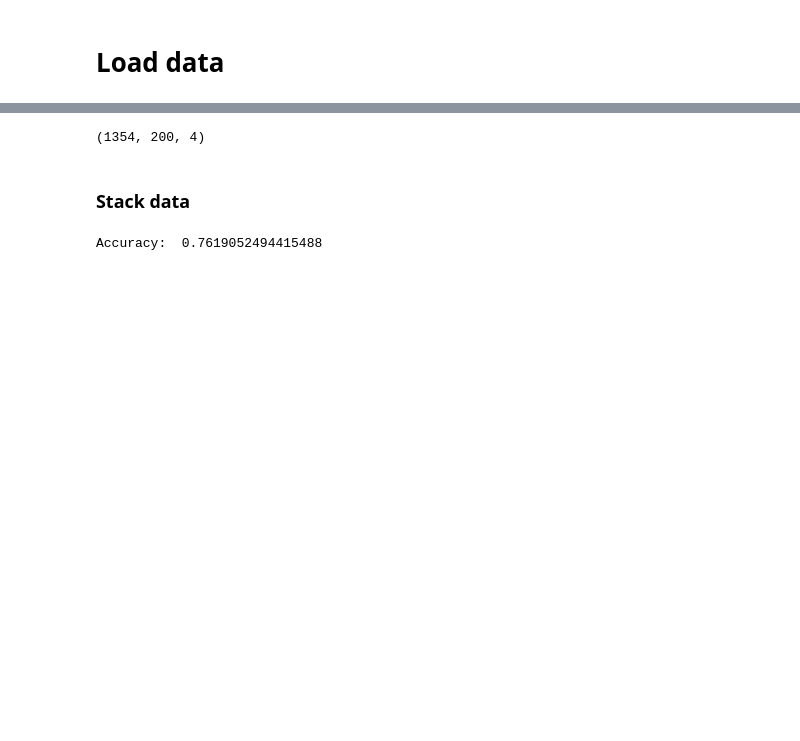
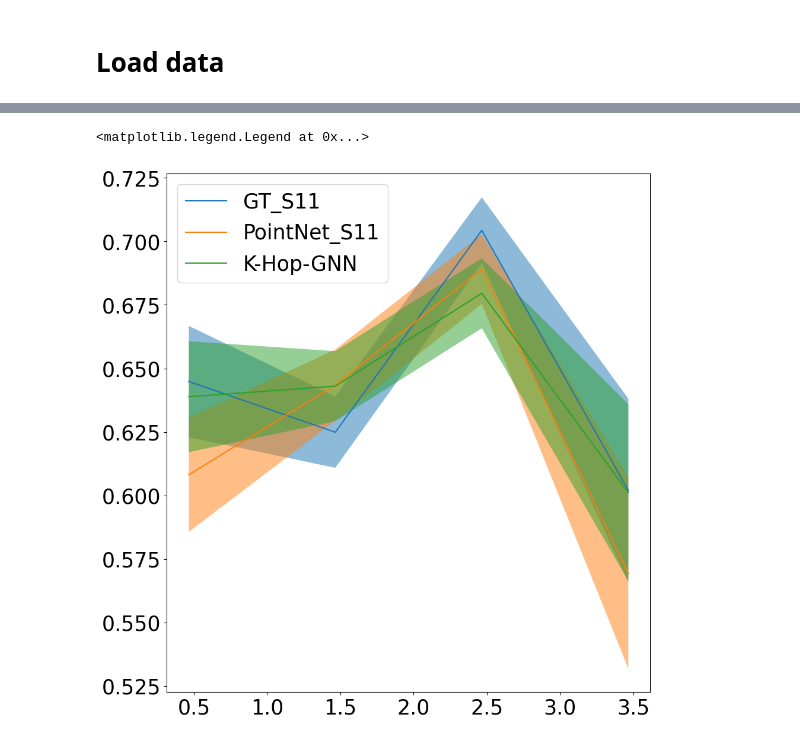
Before and after one commit to pedro-dm-gomes/graphrnn-mmw-denoising, a Jupyter notebook: post_elab.ipynb, the cells around one changed output, grey strips where cells are left out. Drawn from its saved outputs; the diff is of its cells as text; code cells hidden in the pictures; blank space fills up the shorter version.

```diff
--- a/post_elab.ipynb
+++ b/post_elab.ipynb
@@ -68,26 +109,17 @@ print(" Shapes: ", run_labels.shape, run_pred.shape, len(labelled_mmw))
-# %%
-def unroll(data):
-    ret = [x for x in data[0]]
-    for i in range(1, len(data)):
-        ret.append(data[i][-1])
-    return np.array(ret)
-
-unrolled_labels = unroll(run_labels)
-pos = np.stack(labelled_mmw[:len(unrolled_labels)])[:, :, :3]
-
-unrolled_labels = np.stack([unrolled_labels, pos[:, :, 0], pos[:, :, 1], pos[:, :, 2]], axis=-1)
-# %% [output]
-(1354, 200, 4)
-# %% [markdown]
-### Stack data
-# %%
-# compute accuracy
-# accuracy = np.mean(run_labels == run_pred)
-# print("Accuracy: ", accuracy)
-labels = np.hstack(np.vstack(run_labels))
-preds = np.hstack(np.vstack(run_pred))
-
-accuracy = np.mean(labels == preds)
-print("Accuracy: ", accuracy)
-# %% [output]
-Accuracy:  0.7619052494415488
+# %%
+models = ["GT_S11", "PointNet_S11","K-Hop-GNN"]
+runs = ["61", "61","61"]
+bin_size=1
+
+fig = plt.figure(figsize=(10, 10))
+fig.set_tight_layout(True)
+
+for model, run in zip(models, runs):
+    rho_bins, scores, lows, highs = plot_metric(model, run, bin_size=bin_size, verbose=False)
+    plt.plot(rho_bins[:-1], scores, label=model)
+    plt.fill_between(rho_bins[:-1], lows, highs, alpha=0.5)
+
+plt.legend()
+# %% [output]
+<matplotlib.legend.Legend at 0x...>
+[figure, added]
```
Also changed, not shown: parts of 2 cells of this notebook.
